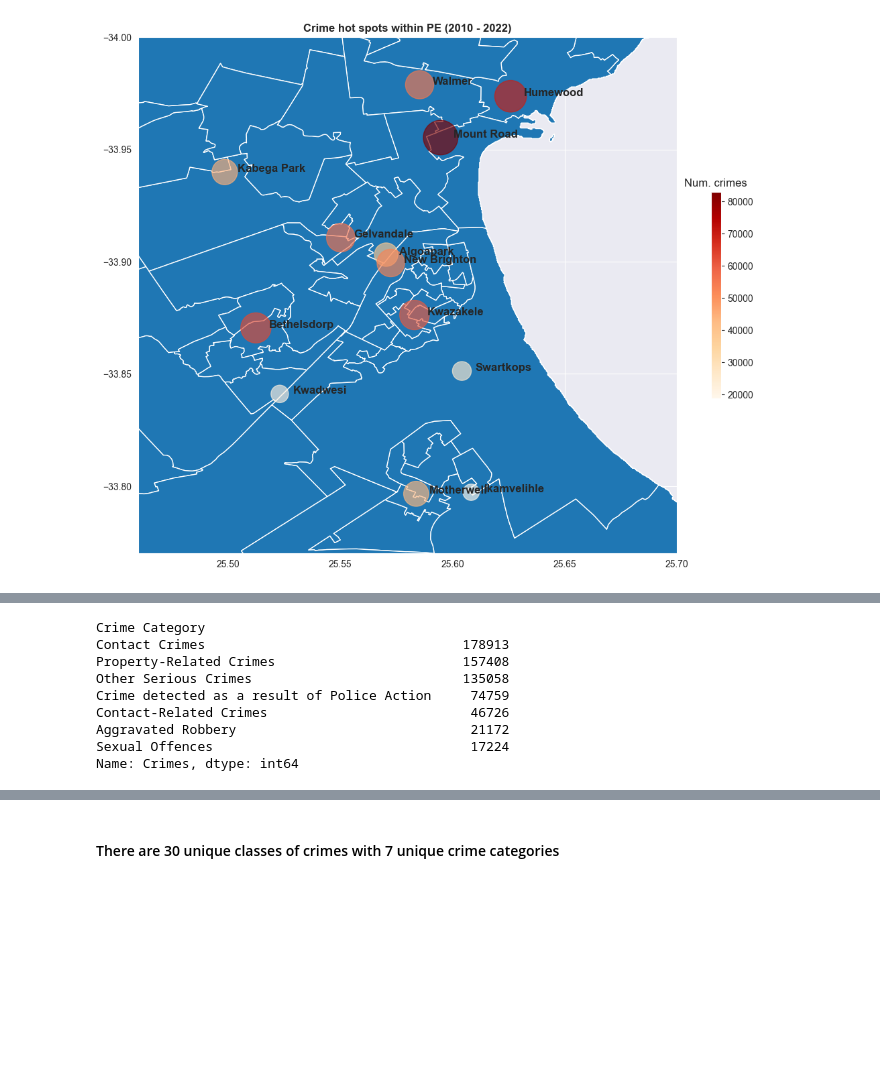
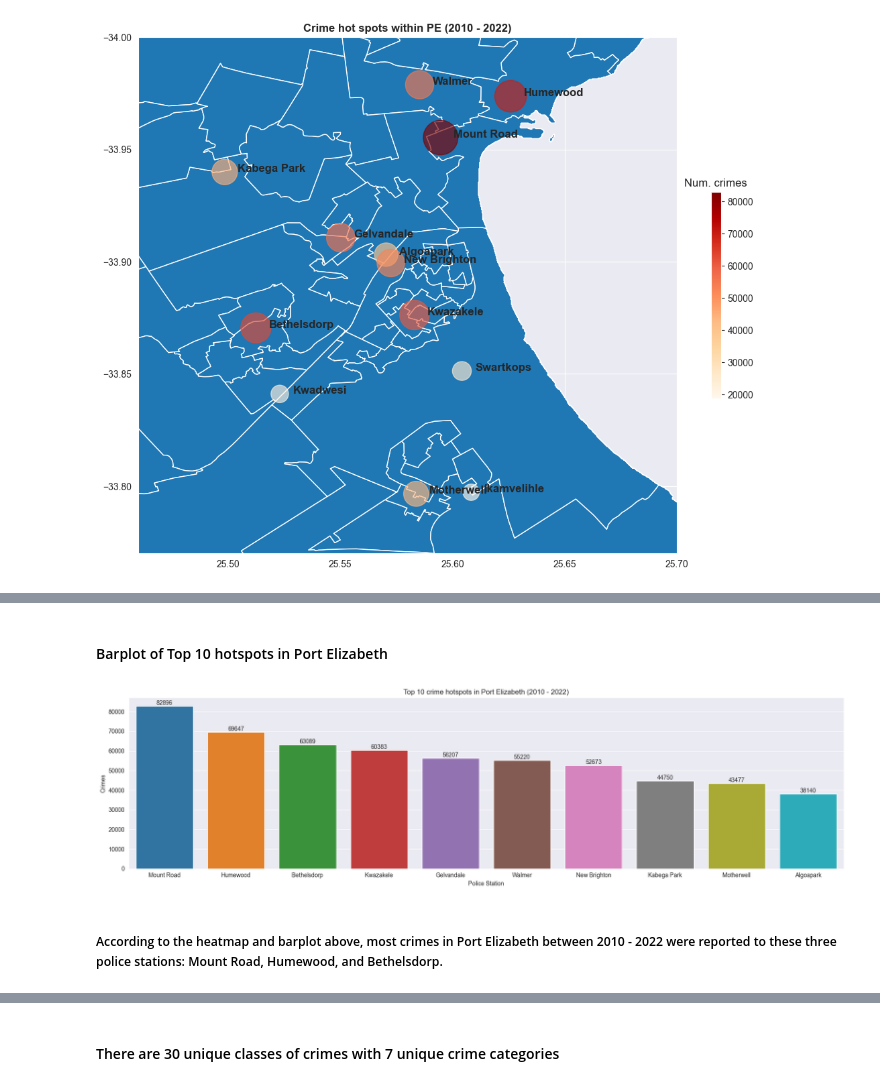
Before and after one commit to BlocknBoom123/CrimePy, a Jupyter notebook: SA/CrimePy.ipynb, the cells around one changed output, grey strips where cells are left out. Saved outputs shown, nothing was run; the diff lists cells and outputs as text; code cells hidden in the pictures; blank space fills up the shorter version.

```diff
--- a/SA/CrimePy.ipynb
+++ b/SA/CrimePy.ipynb
@@ -279,15 +262,18 @@ df_grouped
-# %%
-# fig = px.treemap(df_grouped, values='Crimes', names='Police Station', title='Pie chart of most dangerous areas in PE')
-# fig.show()
-
-df.groupby(['Crime Category'], observed=True)['Crimes'].sum().sort_values(ascending=False)
-# %% [output]
-Crime Category
-Contact Crimes                                 178913
-Property-Related Crimes                        157408
-Other Serious Crimes                           135058
-Crime detected as a result of Police Action     74759
-Contact-Related Crimes                          46726
-Aggravated Robbery                              21172
-Sexual Offences                                 17224
-Name: Crimes, dtype: int64
+# %% [markdown]
+#### Barplot of Top 10 hotspots in Port Elizabeth
+# %%
+heatmap_top10 = heatmap.sort_values('Crimes', ascending=False)[:10]
+
+plt.figure(figsize=(18,5))
+ax = sns.barplot(heatmap_top10, x='Police Station', y='Crimes') #Barplot of top 10 crimes
+
+for i in ax.containers:
+    ax.bar_label(i,) #Depict crime count over each bar
+
+plt.title("Top 10 crime hotspots in Port Elizabeth (2010 - 2022)")
+plt.tight_layout()
+plt.show()
+# %% [output]
+[figure, added]
+# %% [markdown]
+##### According to the heatmap and barplot above, most crimes in Port Elizabeth between 2010 - 2022 were reported to these three police stations: Mount Road, Humewood, and Bethelsdorp.
```
Also changed, not shown: parts of 20 cells of this notebook, 1 other file.
